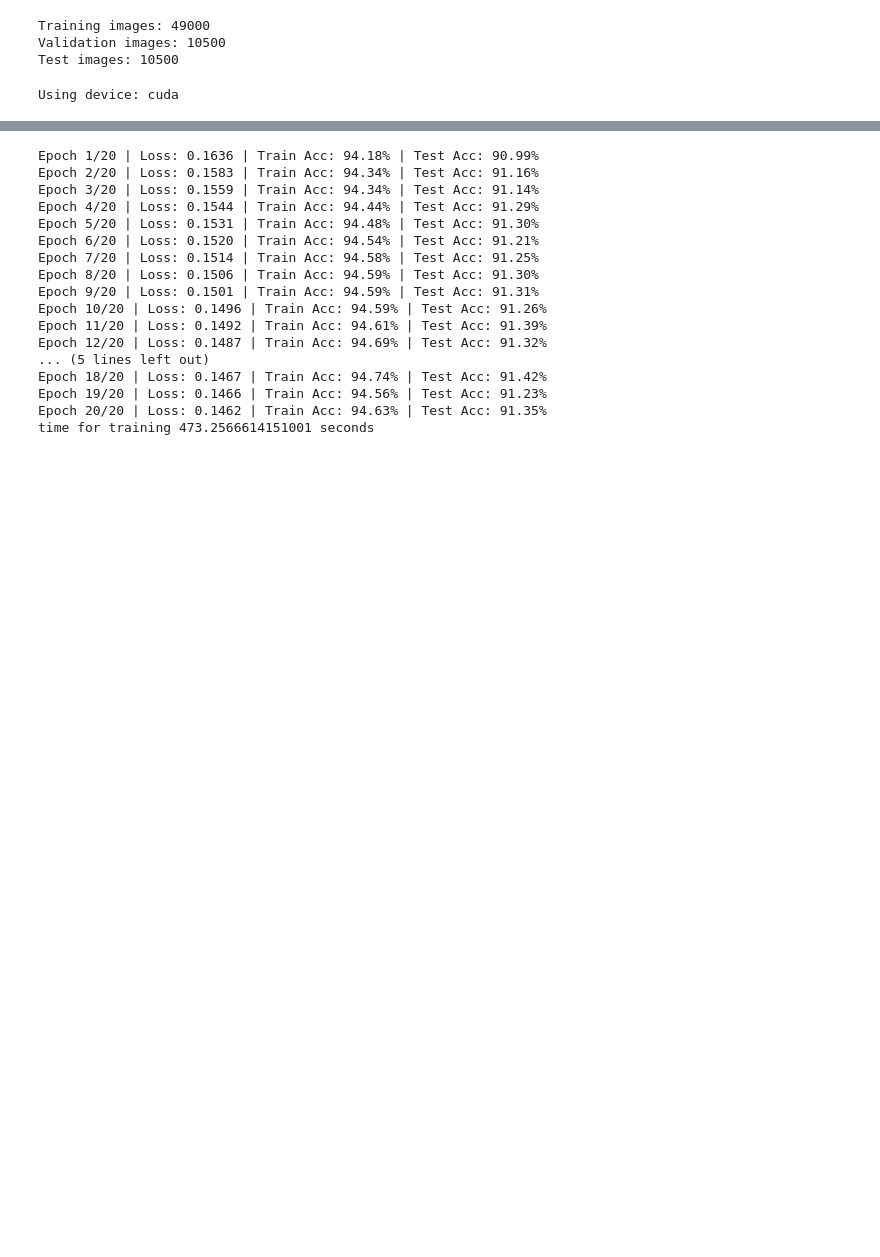
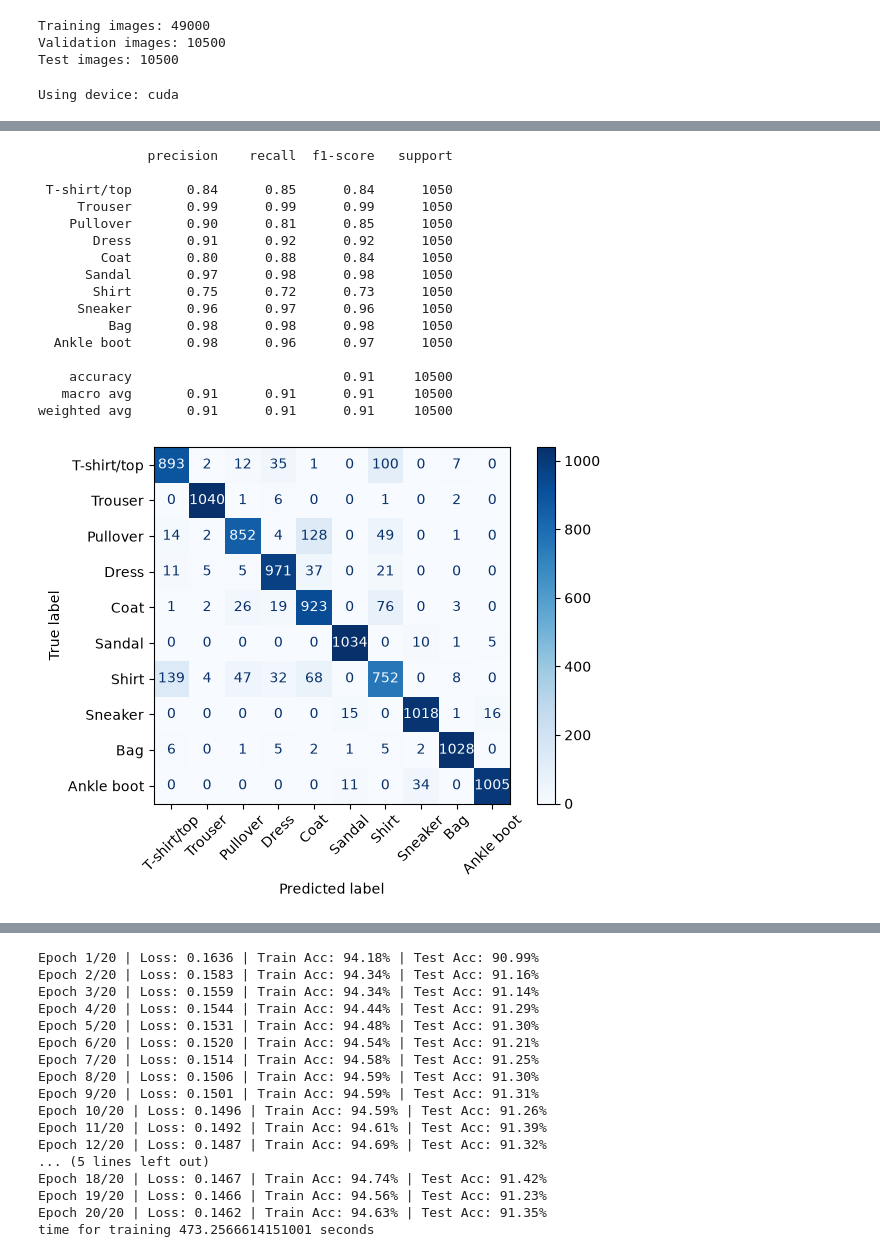
Before and after one commit to chabi1773/EN3150_Assignment_03_Team-FrameX, a Jupyter notebook: PR_assignment.ipynb, the cells around one changed output, grey strips where cells are left out. Cells and saved outputs as stored; diff of their text form; code cells hidden in the pictures; blank space fills up the shorter version.

```diff
--- a/PR_assignment.ipynb
+++ b/PR_assignment.ipynb
@@ -222,3 +288,64 @@ time for training 310.74877977371216 seconds
+# %%
+from sklearn.metrics import classification_report, ConfusionMatrixDisplay, confusion_matrix
+
+model.eval()
+all_true_labels = []
+all_predictions = []
+
+
+with torch.no_grad():
+    for images, labels in testloader:
+        images = images.to(device)
+        predictions = model(images).argmax(dim=1) #chose the class with the highest probability
+
+        all_true_labels.extend(labels.tolist())
+        all_predictions.extend(predictions.cpu().tolist())
+
+
+
+class_names = transformed_train.classes #from previous fetching
+
+#precision, recall, f1 score for each class
+print(classification_report(
+    all_true_labels,
+    all_predictions,
+    labels=list(range(len(class_names))),
+    target_names=class_names,
+    zero_division=0,
+    #support = #actual test images in the class
+))
+
+matrix = confusion_matrix(
+    all_true_labels,
+    all_predictions,
+    labels=list(range(len(class_names))),
+)
+
+ConfusionMatrixDisplay(
+    confusion_matrix=matrix,
+    display_labels=class_names,
+).plot(xticks_rotation=45, cmap="Blues")
+
+plt.tight_layout()
+plt.show()
+# %% [output]
+              precision    recall  f1-score   support
+
+ T-shirt/top       0.84      0.85      0.84      1050
+     Trouser       0.99      0.99      0.99      1050
+    Pullover       0.90      0.81      0.85      1050
+       Dress       0.91      0.92      0.92      1050
+        Coat       0.80      0.88      0.84      1050
+      Sandal       0.97      0.98      0.98      1050
+       Shirt       0.75      0.72      0.73      1050
+     Sneaker       0.96      0.97      0.96      1050
+         Bag       0.98      0.98      0.98      1050
+  Ankle boot       0.98      0.96      0.97      1050
+
+    accuracy                           0.91     10500
+   macro avg       0.91      0.91      0.91     10500
+weighted avg       0.91      0.91      0.91     10500
+[figure, added]
 # %%
 plt.figure(figsize=(12, 4))
 plt.subplot(1, 3, 1)
```
Also changed, not shown: parts of 4 cells of this notebook.
